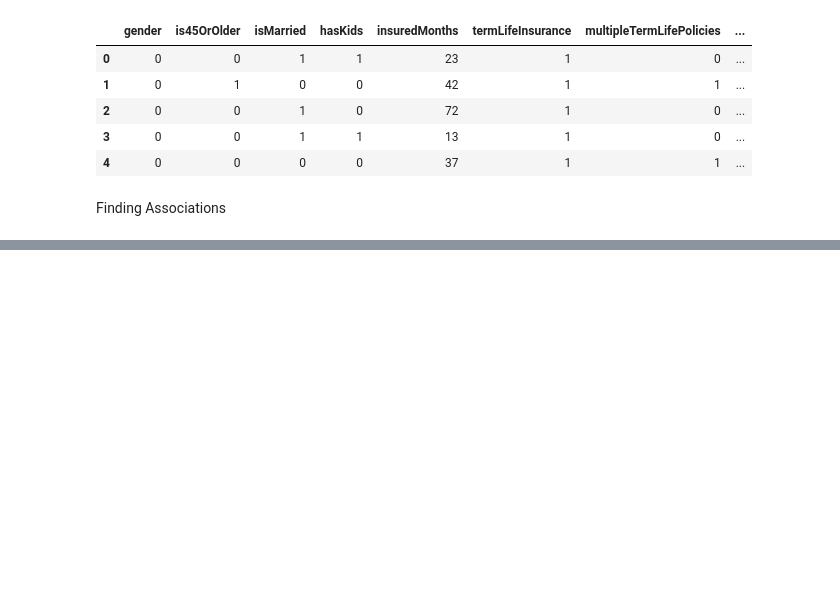
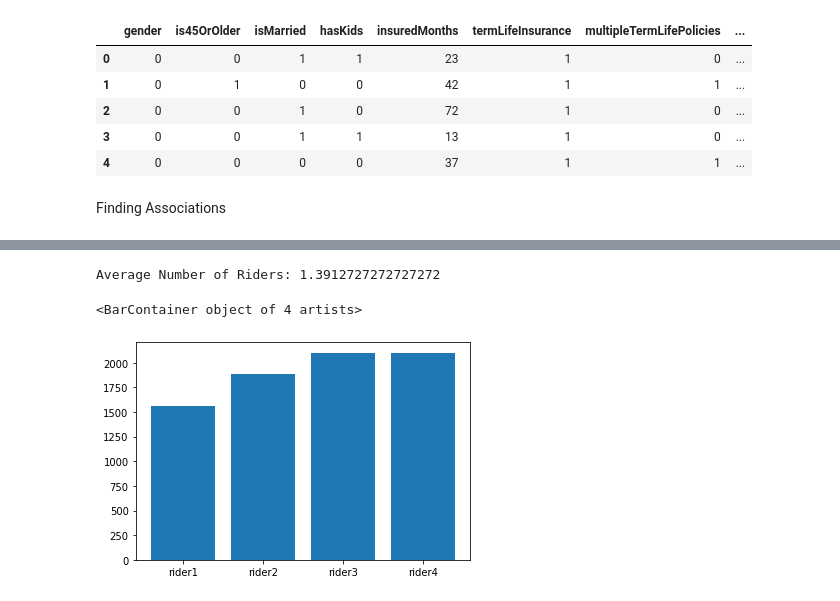
Before and after one commit to yongzpp/Assessment, a Jupyter notebook: Assessment_(Govtech).ipynb, the cells around one changed output, grey strips where cells are left out. Saved outputs shown, nothing was run; the diff lists cells and outputs as text; code cells hidden in the pictures; blank space fills up the shorter version.

```diff
--- a/Assessment_(Govtech).ipynb
+++ b/Assessment_(Govtech).ipynb
@@ -291,8 +309,10 @@ plt.show()
 [figure]
 # %%
 # Label encode the categorical variables, standardize all the integers
+dic = {}
 for i in df.columns:
-    if df[feature].dtype == "object" or df[feature].dtype == "bool":
-      le = preprocessing.LabelEncoder()
-      le.fit(df[i])
-      df[i] = le.transform(df[i])
+    if df[i].dtype == "object" or df[i].dtype == "bool":
+        le = preprocessing.LabelEncoder()
+        le.fit(df[i])
+        df[i] = le.transform(df[i])
+        dic[i] = le.classes_
@@ -323,0 +370,17 @@ Finding Associations
+# %%
+# What is the average number of riders health insurance customers purchase
+average_riders = (df["rider1"]+df["rider2"]+df["rider3"]+df["rider4"]).sum() / len(df)
+print("Average Number of Riders: " + str(average_riders))
+# %% [output]
+Average Number of Riders: 1.3912727272727272
+# %%
+# Which ones are the most popular?
+most_popular = []
+number_of_subs = []
+for i in ["rider1", "rider2", "rider3", "rider4"]:
+    number_of_subs.append(df[i].sum())
+    most_popular.append(i)
+plt.bar(most_popular, number_of_subs)
+# %% [output]
+<BarContainer object of 4 artists>
+[figure, added]
```
Also changed, not shown: parts of 14 cells of this notebook.
